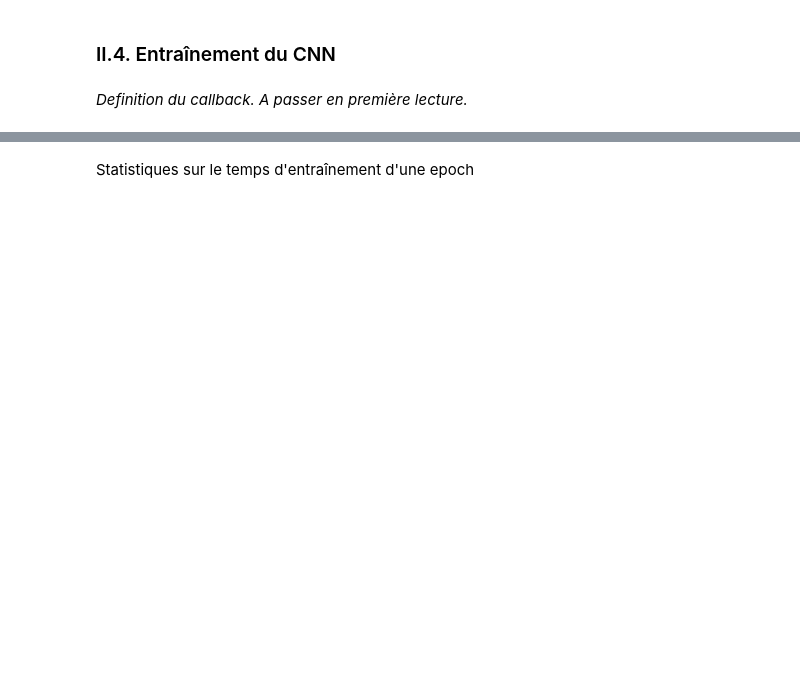
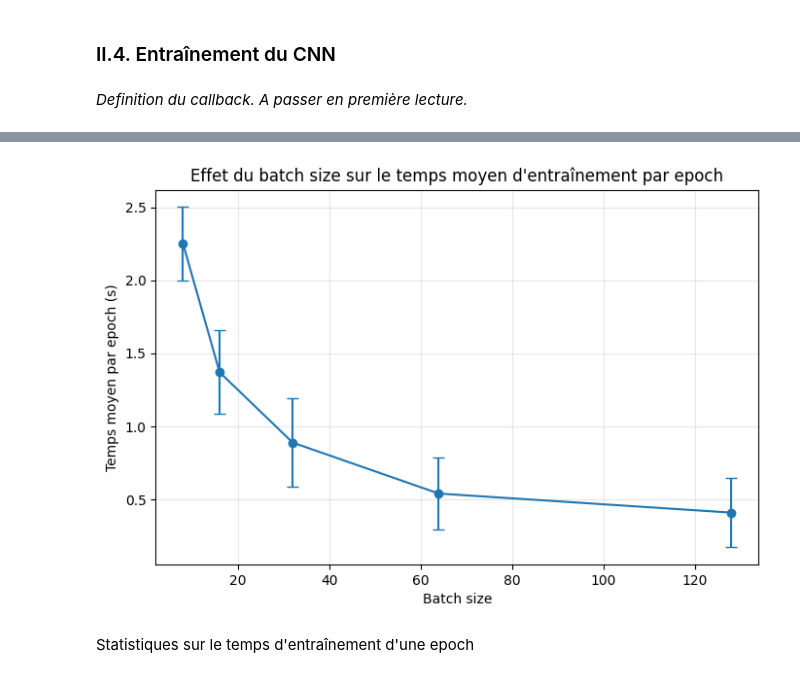
Before and after one commit to Santiago23florido/cifar10-cnn-classification, a Jupyter notebook: TP3_CNN.ipynb, the cells around one changed output, grey strips where cells are left out. Saved outputs shown, nothing was run; the diff lists cells and outputs as text; code cells hidden in the pictures; blank space fills up the shorter version.

Commit message:
🔢 learning added until 4.2

```diff
--- a/TP3_CNN.ipynb
+++ b/TP3_CNN.ipynb
@@ -203,0 +238,72 @@ history = model.fit(x_train, y_train, batch_size=32, epochs=20, verbose=1, valid
+# %%
+from keras.models import clone_model
+from keras.utils import Progbar
+
+batch_sizes = np.array([8, 16, 32, 64, 128])
+benchmark_epochs = 3
+benchmark_repetitions = 2
+total_epochs = len(batch_sizes) * benchmark_repetitions * benchmark_epochs
+
+class BenchmarkProgress(Callback):
+    def __init__(self, progbar, batch_size, repetition):
+        super().__init__()
+        self.progbar = progbar
+        self.batch_size = batch_size
+        self.repetition = repetition + 1
+
+    def on_epoch_end(self, epoch, logs=None):
+        logs = logs or {}
+        self.progbar.add(1, values=[
+            ('batch_size', float(self.batch_size)),
+            ('repetition', float(self.repetition)),
+            ('loss', logs.get('loss', 0.0)),
+        ])
+
+mean_times = []
+std_times = []
+
+print(f"Benchmark total: {len(batch_sizes)} batch sizes x {benchmark_repetitions} repetitions x {benchmark_epochs} epochs = {total_epochs} epochs")
+progbar = Progbar(total_epochs, stateful_metrics=['batch_size', 'repetition'])
+
+for batch_size in batch_sizes:
+    epoch_times = []
+    for repetition in range(benchmark_repetitions):
+        benchmark_model = clone_model(model)
+        benchmark_model.set_weights(weights_init)
+        benchmark_model.compile(optimizer=SGD(learning_rate=0.01, momentum=0.0),
+                                loss='categorical_crossentropy',
+                                metrics=['acc'])
+        bench_time_callback = TimeHistory()
+        progress_callback = BenchmarkProgress(progbar, batch_size, repetition)
+        benchmark_model.fit(x_train, y_train,
+                            batch_size=batch_size,
+                            epochs=benchmark_epochs,
+                            verbose=0,
+                            validation_data=(x_val, y_val),
+                            callbacks=[bench_time_callback, progress_callback])
+        epoch_times.extend(bench_time_callback.times)
+
+    mean_times.append(np.mean(epoch_times))
+    std_times.append(np.std(epoch_times))
+
+print()
+for batch_size, mean_time, std_time in zip(batch_sizes, mean_times, std_times):
+    print(f"batch_size={batch_size:>3d} -> temps moyen par epoch = {mean_time:.3f}s, std = {std_time:.3f}s")
+
+plt.figure(figsize=(8, 5))
+plt.errorbar(batch_sizes, mean_times, yerr=std_times, marker='o', capsize=4)
+plt.xlabel('Batch size')
+plt.ylabel('Temps moyen par epoch (s)')
+plt.title('Effet du batch size sur le temps moyen d\'entraînement par epoch')
+plt.grid(True, alpha=0.3)
+plt.show()
+
+batch_timing_results = {
+    'batch_sizes': batch_sizes,
+    'mean_times': np.array(mean_times),
+    'std_times': np.array(std_times),
+    'benchmark_epochs': benchmark_epochs,
+    'benchmark_repetitions': benchmark_repetitions,
+    'total_epochs': total_epochs,
+}
+# %% [output]
@@ -204,3 +318,4 @@ history = model.fit(x_train, y_train, batch_size=32, epochs=20, verbose=1, valid
+[figure, added]
 # %% [markdown]
 Statistiques sur le temps d'entraînement d'une epoch
 # %%
```
Also changed, not shown: parts of 7 cells of this notebook, 11 other files.
